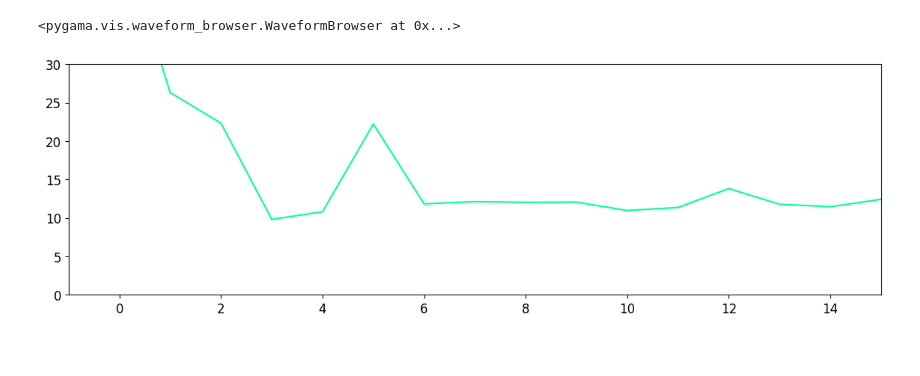
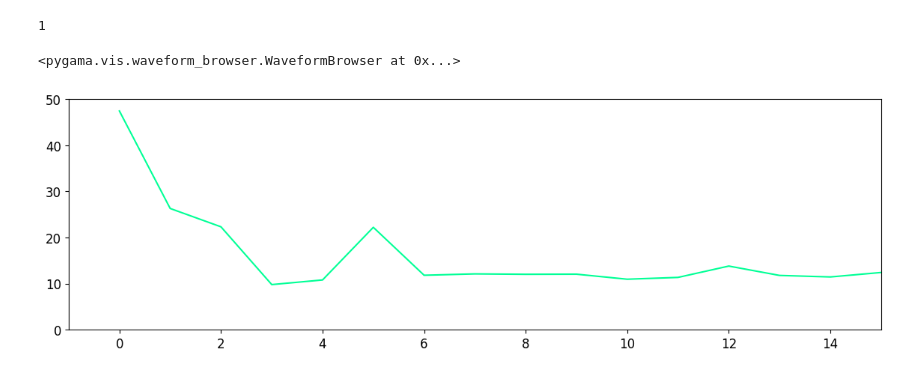
Before and after one commit to hofsi/leg-py, a Jupyter notebook: dsp_processors.ipynb, the cells around one changed output. Saved outputs shown, nothing was run; the diff lists cells and outputs as text; code cells hidden in the pictures.

```diff
--- a/dsp_processors.ipynb
+++ b/dsp_processors.ipynb
@@ -78,8 +87,9 @@ simultaneous_waveviewer.simul_viewer(lh5_file_in = dsp_file, data_dir = "/dsp",l
 [figure]
 # %%
 #multi_a_filter
-simultaneous_waveviewer.simul_viewer(lh5_file_in = dsp_file, data_dir = "/dsp",lines = ["energies"],include_channel = ["OB-02"],x_lim=[-1,15], y_lim=[0,30])
+simultaneous_waveviewer.simul_viewer(lh5_file_in = dsp_file, data_dir = "/dsp",lines = ["energies"],include_channel = ["OB-02"],x_lim=[-1,15], y_lim=[0,50])
 #finds the amplitude of each previus maximum from the current graph
 # %% [output]
-<pygama.vis.waveform_browser.WaveformBrowser at 0x...>
+1
+<pygama.vis.waveform_browser.WaveformBrowser at 0x...>
-[figure, old version]
+[figure, new version]
```
Also changed, not shown: parts of 7 cells of this notebook, 5 other files.
